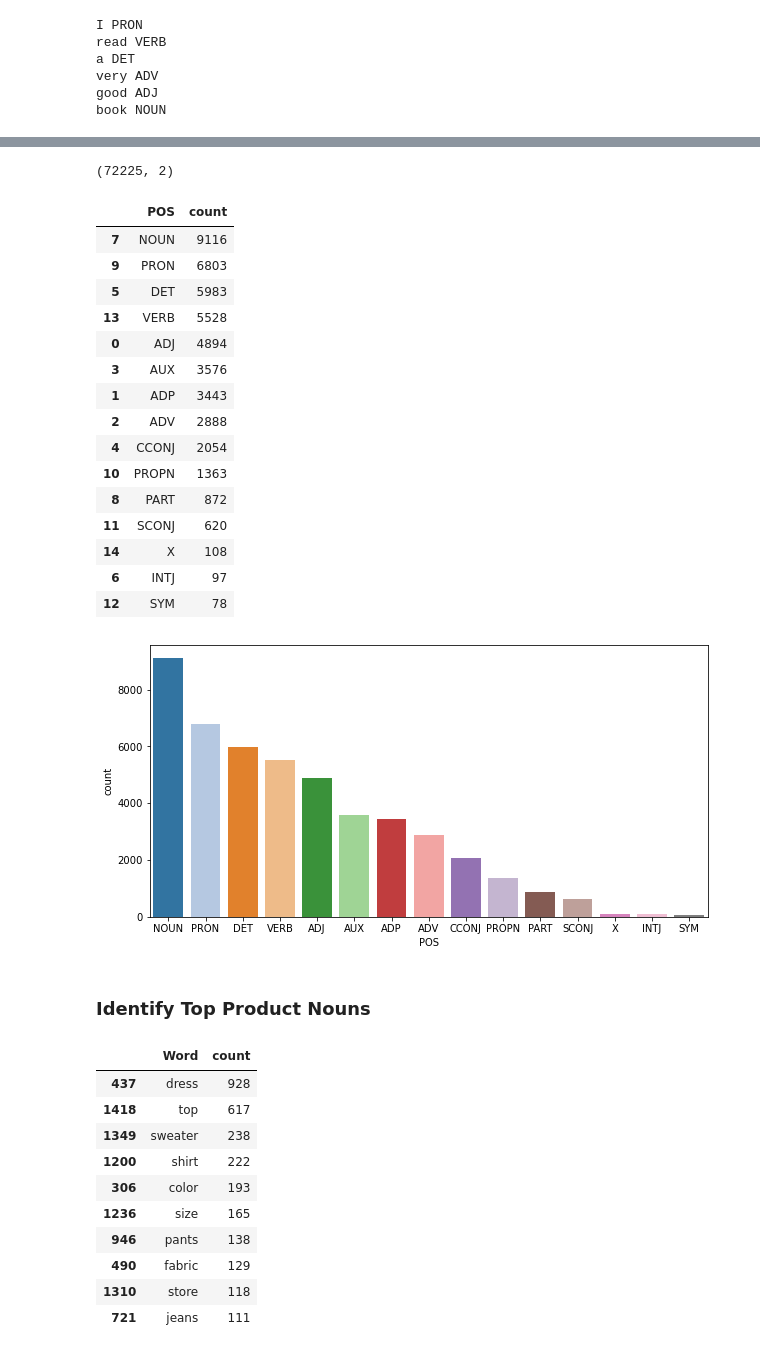
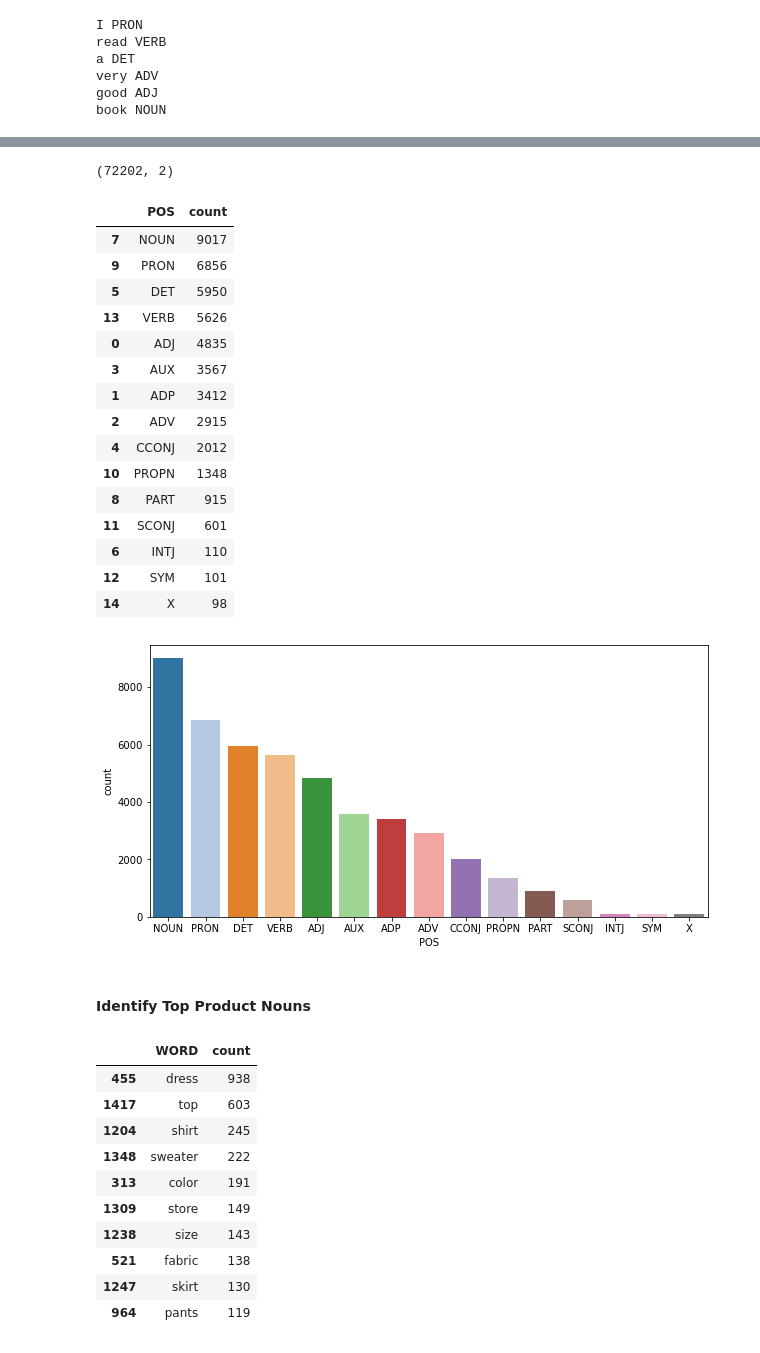
Before and after one commit to broepke/POS, a Jupyter notebook: pos.ipynb, the cells around one changed output, grey strips where cells are left out. Cells and saved outputs as stored; diff of their text form; code cells hidden in the pictures.

```diff
--- a/pos.ipynb
+++ b/pos.ipynb
@@ -100,4 +108,4 @@ df.head()
 | 3 | 50 | My favorite buy! | I love, love, love this jumpsuit.... | 5 | 1 | 0 | Bottoms | ... |
 | 4 | 47 | Flattering shirt | This shirt is very flattering to ... | 5 | 1 | 6 | Tops | ... |
 # %%
-df.dropna(subset=['Department Name', 'Class Name', 'Review Text'], inplace=True)
+df.dropna(subset=['Review Text'], inplace=True)
@@ -114,23 +114,23 @@ In this portion of the analysis, we will use a method known as Part of Speech ta
 # %%
 def pos_tag(text):
 
-    df = pd.DataFrame(columns = ['Word', 'POS'])
+    df = pd.DataFrame(columns = ['WORD', 'POS'])
 
     doc = nlp(text)
     for token in doc:
-        df = df.append({'Word': token.text, 'POS': token.pos_}, ignore_index=True)
+        df = df.append({'WORD': token.text, 'POS': token.pos_}, ignore_index=True)
 
     return df
 # %%
 # Take a random sample of reviews (5,000)
 df2 = df.sample(5000, random_state=42).copy()
 # Create an empty dataframe to store the results
-df_pos = pd.DataFrame(columns = ['Word', 'POS'])
+df_pos = pd.DataFrame(columns = ['WORD', 'POS'])
 # Iterate through the reviews and append each POS tag to the dataframe
 df_pos = pos_tag(df2['Review Text'].to_string())
 df_pos.shape
 # %% [output]
-(72225, 2)
+(72202, 2)
 # %%
 # Get rid of some of the uninteresting POS tags
 df_pos = df_pos[(df_pos['POS'] != 'SPACE') & (df_pos['POS'] != 'PUNCT') & (df_pos['POS'] != 'NUM')]
@@ -141,43 +141,43 @@ df_top_pos = df_pos.groupby('POS')['POS'].count().\
 df_top_pos
 # %% [output]
 |  | POS | count |
-| 7 | NOUN | 9116 |
-| 9 | PRON | 6803 |
-| 5 | DET | 5983 |
-| 13 | VERB | 5528 |
-| 0 | ADJ | 4894 |
-| 3 | AUX | 3576 |
-| 1 | ADP | 3443 |
-| 2 | ADV | 2888 |
-| 4 | CCONJ | 2054 |
-| 10 | PROPN | 1363 |
-| 8 | PART | 872 |
-| 11 | SCONJ | 620 |
-| 14 | X | 108 |
-| 6 | INTJ | 97 |
-| 12 | SYM | 78 |
+| 7 | NOUN | 9017 |
+| 9 | PRON | 6856 |
+| 5 | DET | 5950 |
+| 13 | VERB | 5626 |
+| 0 | ADJ | 4835 |
+| 3 | AUX | 3567 |
+| 1 | ADP | 3412 |
+| 2 | ADV | 2915 |
+| 4 | CCONJ | 2012 |
+| 10 | PROPN | 1348 |
+| 8 | PART | 915 |
+| 11 | SCONJ | 601 |
+| 6 | INTJ | 110 |
+| 12 | SYM | 101 |
+| 14 | X | 98 |
 # %%
 plt.figure(figsize=(10,5))
 sns.barplot(data =df_top_pos, x='POS', y='count', palette="tab20");
 # %% [output]
-[figure, old version]
+[figure, new version]
 # %% [markdown]
-### Identify Top Product Nouns
+#### Identify Top Product Nouns
 # %%
 df_nn = df_pos[df_pos['POS'] == 'NOUN'].copy()
-df_nn.groupby('Word')['Word'].count().reset_index(name='count').\
+df_nn.groupby('WORD')['WORD'].count().reset_index(name='count').\
     sort_values(['count'], ascending=False).head(10)
 # %% [output]
-|  | Word | count |
-| 437 | dress | 928 |
-| 1418 | top | 617 |
-| 1349 | sweater | 238 |
-| 1200 | shirt | 222 |
-| 306 | color | 193 |
-| 1236 | size | 165 |
-| 946 | pants | 138 |
-| 490 | fabric | 129 |
-| 1310 | store | 118 |
-| 721 | jeans | 111 |
+|  | WORD | count |
+| 455 | dress | 938 |
+| 1417 | top | 603 |
+| 1204 | shirt | 245 |
+| 1348 | sweater | 222 |
+| 313 | color | 191 |
+| 1309 | store | 149 |
+| 1238 | size | 143 |
+| 521 | fabric | 138 |
+| 1247 | skirt | 130 |
+| 964 | pants | 119 |
 # %%
 df_adj = df_pos[df_pos['POS'] == 'ADJ'].copy()
```
Also changed, not shown: parts of 28 cells of this notebook.
